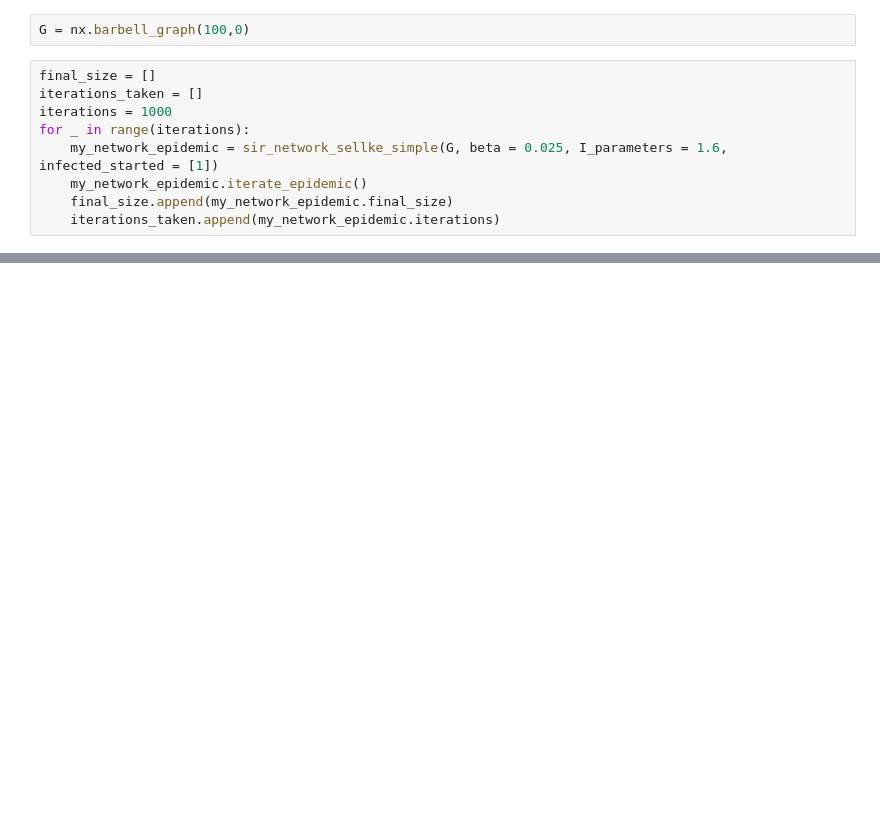
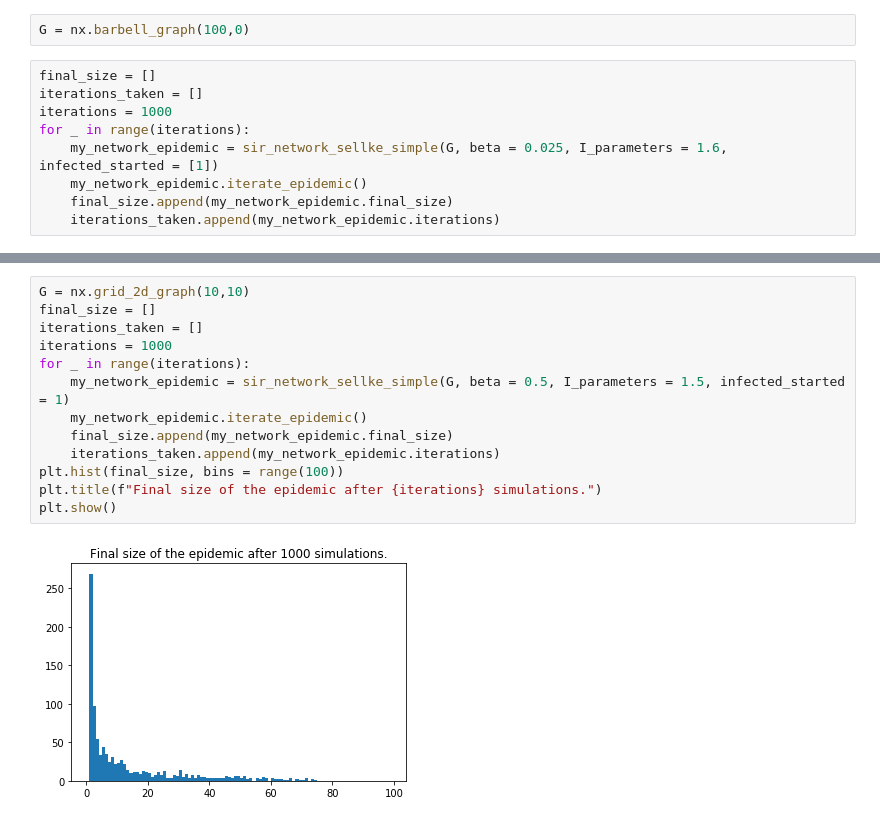
Before and after one commit to martyn1fyles/Network-Epidemic-Simulation, a Jupyter notebook: Demos/Network Epidemic Demo.ipynb, the cells around one changed output, grey strips where cells are left out. Saved outputs shown, nothing was run; the diff lists cells and outputs as text; blank space fills up the shorter version.

Commit message:
Lattice Network Updates

```diff
--- a/Demos/Network Epidemic Demo.ipynb
+++ b/Demos/Network Epidemic Demo.ipynb
@@ -80,0 +80,15 @@ nx.draw(G)
+# %%
+G = nx.grid_2d_graph(10,10)
+final_size = []
+iterations_taken = []
+iterations = 1000
+for _ in range(iterations):
+    my_network_epidemic = sir_network_sellke_simple(G, beta = 0.5, I_parameters = 1.5, infected_started = 1)
+    my_network_epidemic.iterate_epidemic()
+    final_size.append(my_network_epidemic.final_size)
+    iterations_taken.append(my_network_epidemic.iterations)
+plt.hist(final_size, bins = range(100))
+plt.title(f"Final size of the epidemic after {iterations} simulations.")
+plt.show()
+# %% [output]
+[figure, added]
```
Also changed, not shown: parts of 11 cells of this notebook, 2 other files.
